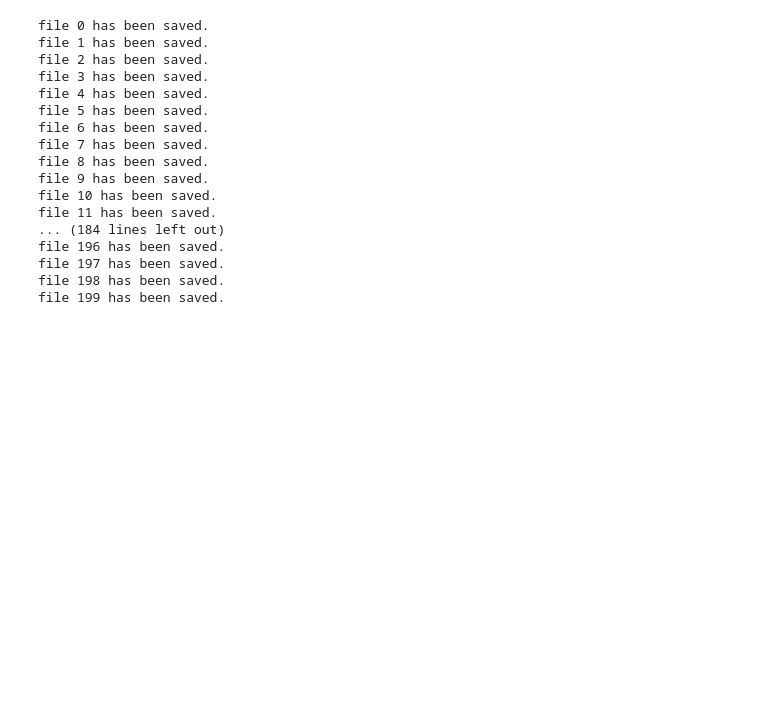
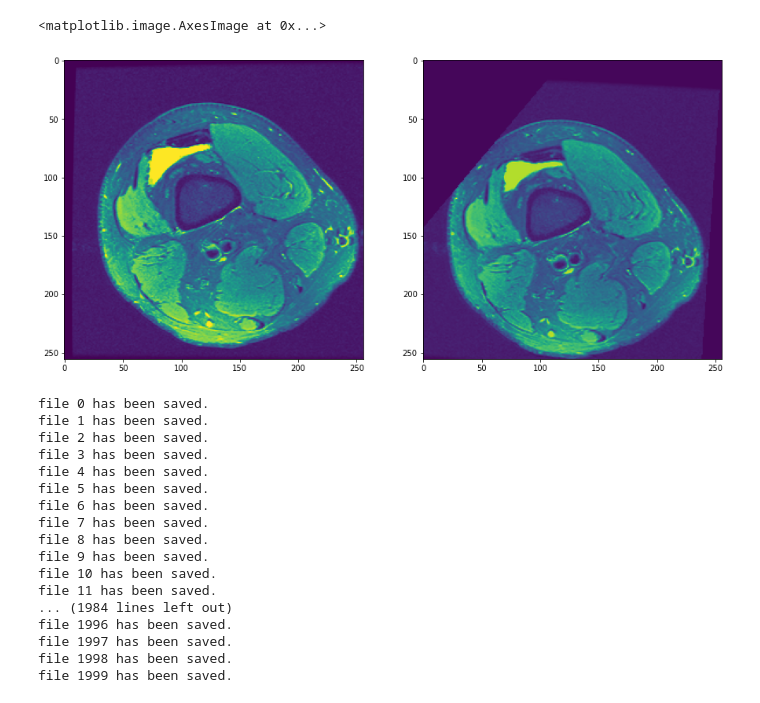
Before and after one commit to onestarYX/MSK-Image-Registration, a Jupyter notebook: affine_training_data_gen.ipynb, the cells around one changed output. Drawn from its saved outputs; the diff is of its cells as text; code cells hidden in the pictures; blank space fills up the shorter version.

```diff
--- a/affine_training_data_gen.ipynb
+++ b/affine_training_data_gen.ipynb
@@ -12,5 +74,13 @@ fixedImg = np.load(MRI_Path.format('0701'))
+# %%
+sliceToCheck = 2
+fig, axs = plt.subplots(1, 2, figsize=(15, 15))
+axs[0].imshow(fixedImg[sliceToCheck, :, :])
+axs[1].imshow(transformedImg[sliceToCheck, :, :])
+# %% [output]
+<matplotlib.image.AxesImage at 0x...>
+[figure, added]
 # %%
-for i in range(200):
+for i in range(2000):
     transformedImg = np.zeros(fixedImg.shape)
 
     translation = np.eye(4)
@@ -19,7 +89,7 @@ for i in range(200):
     rotZ = np.eye(4)
     scaling = np.eye(4)
 
-    xTranslationRange = 5
+    xTranslationRange = 3
     yTranslationRange = 10
     zTranslationRange = 10
     translation[0, 3] = xTranslationRange * random.random()
@@ -32,19 +102,19 @@ for i in range(200):
     rotX[2, 1] = -math.sin(xRotAngle)
     rotX[2, 2] = math.cos(xRotAngle)
 
-    yRotAngle = math.pi / random.uniform(100, 200)
+    yRotAngle = math.pi / random.uniform(350, 500)
     rotY[0, 0] = math.cos(yRotAngle)
     rotY[0, 2] = -math.sin(yRotAngle)
     rotY[2, 0] = math.sin(yRotAngle)
     rotY[2, 2] = math.cos(yRotAngle)
 
-    zRotAngle = math.pi / random.uniform(100, 200)
+    zRotAngle = math.pi / random.uniform(350, 500)
     rotZ[0, 0] = math.cos(zRotAngle)
     rotZ[0, 1] = -math.sin(zRotAngle)
     rotZ[1, 0] = math.sin(zRotAngle)
     rotZ[1, 1] = math.cos(zRotAngle)
 
-    scalingX = random.uniform(0.9, 1.1)
+    scalingX = random.uniform(0.95, 1.05)
     scalingY = random.uniform(0.9, 1.1)
     scalingZ = random.uniform(0.9, 1.1)
     scaling[0, 0] = scalingX
@@ -74,8 +144,8 @@ file 8 has been saved.
 file 9 has been saved.
 file 10 has been saved.
 file 11 has been saved.
-... (184 lines left out)
-file 196 has been saved.
-file 197 has been saved.
-file 198 has been saved.
-file 199 has been saved.
+... (1984 lines left out)
+file 1996 has been saved.
+file 1997 has been saved.
+file 1998 has been saved.
+file 1999 has been saved.
```
Also changed, not shown: parts of 3 cells of this notebook, 2 other files.
